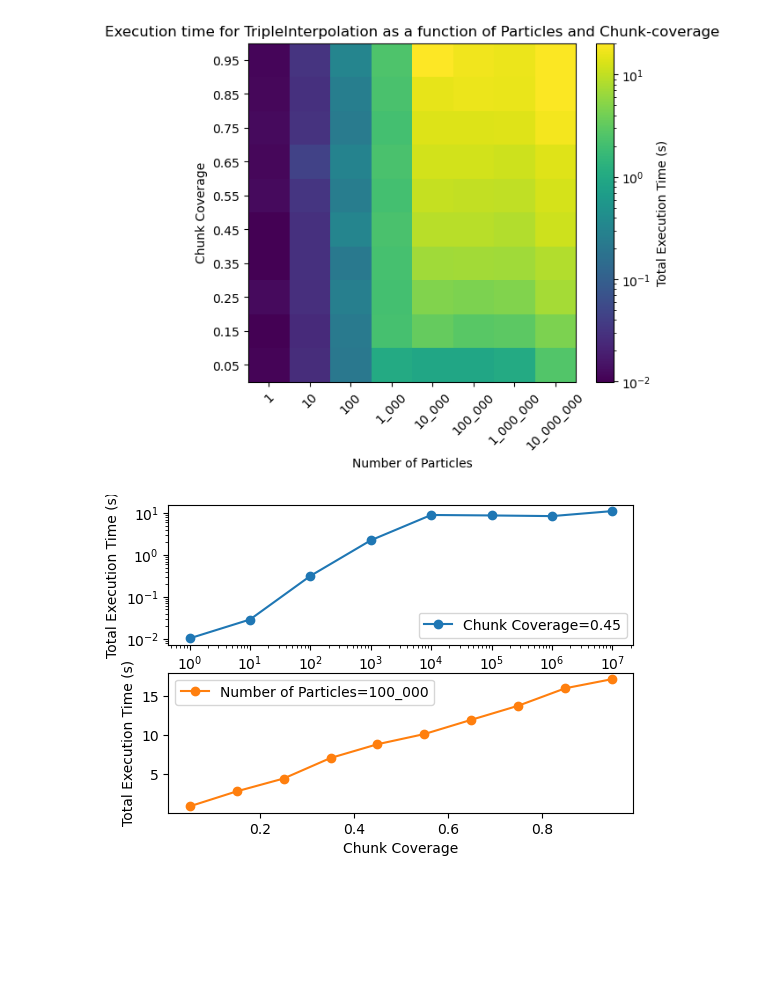
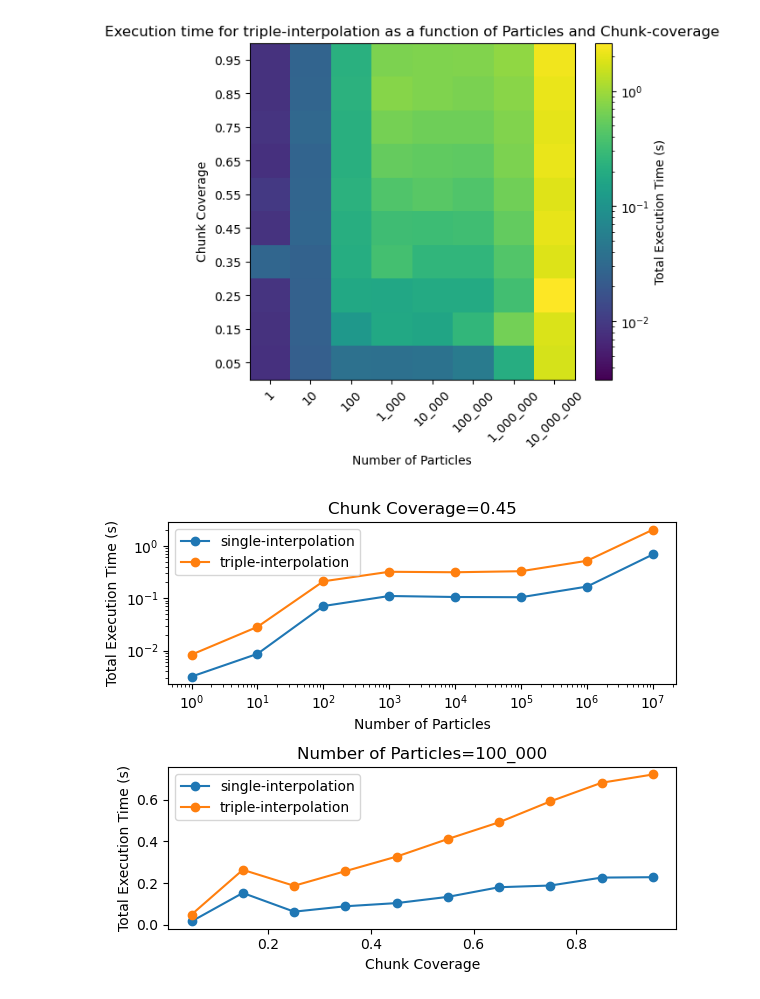
Before and after one commit to Parcels-code/xarray-interpolation, a Jupyter notebook: explore_scaling.ipynb, the cells around one changed output. Saved outputs shown, nothing was run; the diff lists cells and outputs as text; code cells hidden in the pictures; blank space fills up the shorter version.

Commit message:
Update notebook to also loop Interpolation function

```diff
--- a/explore_scaling.ipynb
+++ b/explore_scaling.ipynb
@@ -13,32 +13,36 @@ from xarray_profile import TripleInterpolation, Data
 
 chunk_coverages = np.linspace(0.05, 0.95, 10)
 n_particles = [10**k for k in range(0, 8)]
-total_time = np.zeros((len(chunk_coverages), len(n_particles)))
+functions = [SingleInterpolation, TripleInterpolation]
+total_time = np.zeros((len(chunk_coverages), len(n_particles), len(functions)))
 
 for i, c in enumerate(tqdm.tqdm(chunk_coverages, desc="Chunk Coverages")):
     for j, n in enumerate(n_particles):
         data = Data(  # ~24Gb uncompressed
-            {"store": "datasets/ds_2d_left_agrid.zarr", "consolidated": False},
+            {"store": "datasets/ds_2d_left_agrid_small.zarr", "consolidated": False},
             n_particles=n,
             chunk_coverage=c,
             use_zarr_array=True,
         )
         data.within_ctx = None
 
-        with data.setup() as (ds, positions):
-            prof = cProfile.Profile()
-            prof.enable()
-            TripleInterpolation().run(ds, positions)
-            prof.disable()
-            stats = pstats.Stats(prof)
-            total_time[i, j] = stats.total_tt
+        for k, func in enumerate(functions):
+            with data.setup() as (ds, positions):
+                prof = cProfile.Profile()
+                prof.enable()
+                func().run(ds, positions)
+                prof.disable()
+                stats = pstats.Stats(prof)
+                total_time[i, j, k] = stats.total_tt
 # %%
 fig, ax = plt.subplots(1, 1, figsize=(6, 5))
 
+function_names = [f.name for f in functions]
+k = 1  # Index for TripleInterpolation
 ax.pcolormesh(
     range(len(n_particles)),
     range(len(chunk_coverages)),
-    total_time,
+    total_time[:, :, k],
     shading="auto",
     cmap="viridis",
     norm=LogNorm(vmin=total_time.min(), vmax=total_time.max()),
@@ -51,26 +55,30 @@ ax.set_yticklabels([f"{c:.2f}" for c in chunk_coverages])
 fig.colorbar(ax.collections[0], ax=ax, label='Total Execution Time (s)')
 ax.set_xlabel('Number of Particles')
 ax.set_ylabel('Chunk Coverage')
-ax.set_title('Execution time for TripleInterpolation as a function of Particles and Chunk-coverage')
+ax.set_title(f'Execution time for {function_names[k]} as a function of Particles and Chunk-coverage')
 plt.show()
 # %% [output]
-[figure, old version]
+[figure, new version]
 # %%
-fig, ax = plt.subplots(2, 1, figsize=(6, 4))
+fig, ax = plt.subplots(2, 1, figsize=(6, 5))
 
 i = 4
-ax[0].plot(n_particles, total_time[i, :], marker='o', label=f"Chunk Coverage={chunk_coverages[i]:.2f}")
+ax[0].plot(n_particles, total_time[i, :, :], marker='o', label=function_names)
 ax[0].set_xscale('log')
 ax[0].set_yscale('log')
 ax[0].set_xlabel('Number of Particles')
 ax[0].set_ylabel('Total Execution Time (s)')
+ax[0].set_title(f"Chunk Coverage={chunk_coverages[i]:.2f}")
 ax[0].legend()
 
 i = 5
-ax[1].plot(chunk_coverages, total_time[:, i], marker='o', color='C01', label=f"Number of Particles={n_particles[i]:_}")
+ax[1].plot(chunk_coverages, total_time[:, i, :], marker='o', label=function_names)
 ax[1].set_xlabel('Chunk Coverage')
 ax[1].set_ylabel('Total Execution Time (s)')
+ax[1].set_title(f"Number of Particles={n_particles[i]:_}")
 ax[1].legend()
+
+plt.tight_layout()
 plt.show()
 # %% [output]
-[figure, old version]
+[figure, new version]
```
Also changed, not shown: parts of 1 cell of this notebook.
